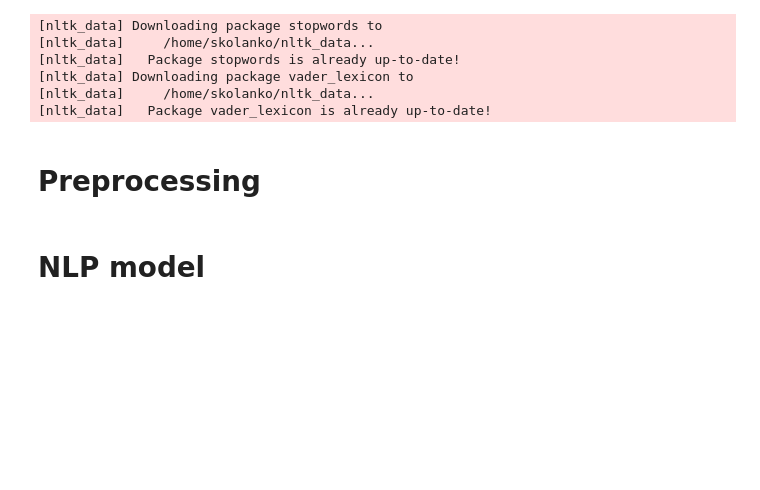
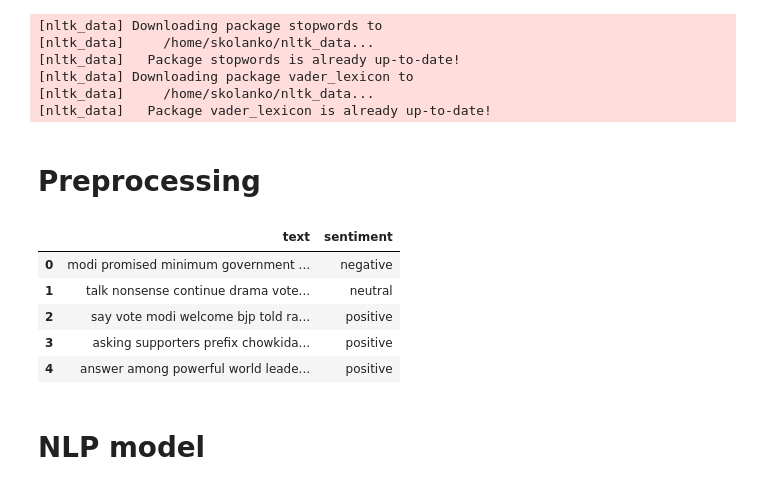
Before and after one commit to BKonopka123/MIO_project_nlp_shap, a Jupyter notebook: MIO_Projekt.ipynb, the cells around one changed output. Cells and saved outputs as stored; diff of their text form; code cells hidden in the pictures; blank space fills up the shorter version.

```diff
--- a/MIO_Projekt.ipynb
+++ b/MIO_Projekt.ipynb
@@ -199,3 +178,13 @@ data = data.drop(['link','mentions','hashtags', 'retweets', 'favorites', 'date']
+# %%
+pd.set_option('display.max_colwidth', None)
+data.head()
+# %% [output]
+|  | text | sentiment |
+| 0 | modi promised minimum government ... | negative |
+| 1 | talk nonsense continue drama vote... | neutral |
+| 2 | say vote modi welcome bjp told ra... | positive |
+| 3 | asking supporters prefix chowkida... | positive |
+| 4 | answer among powerful world leade... | positive |
 # %% [markdown]
 # NLP model
 # %%
```
Also changed, not shown: parts of 15 cells of this notebook, 2 other files.
